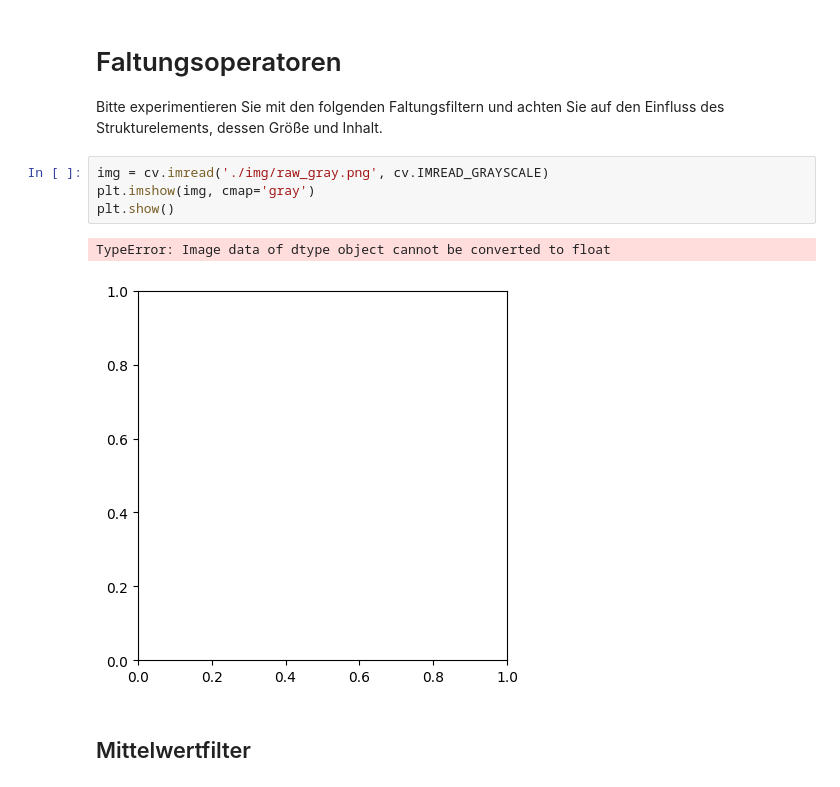
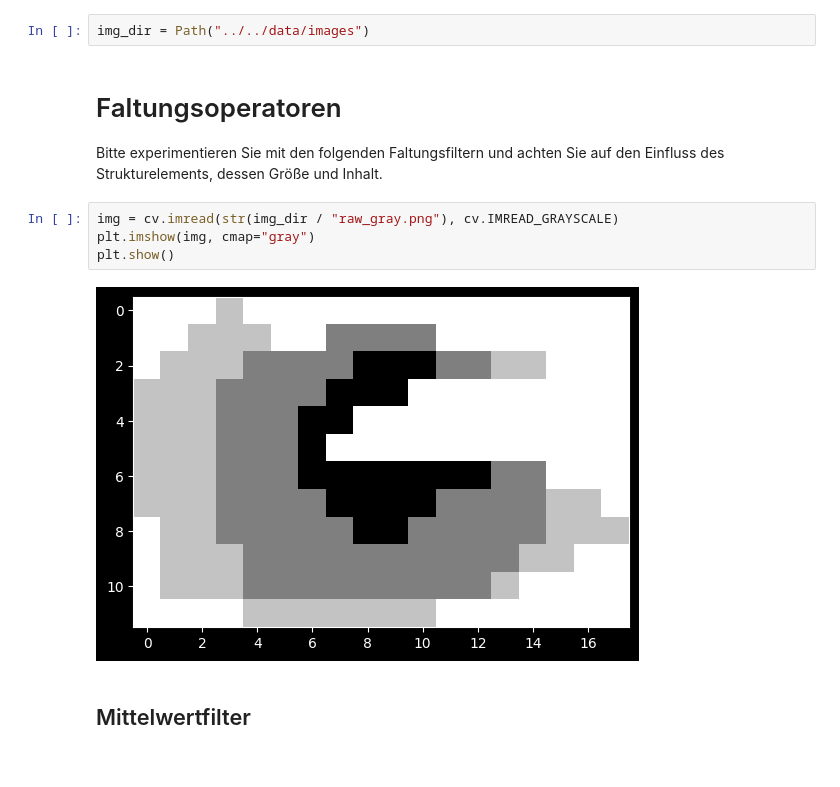
Before and after one commit to felixhoffmnn/digitale-bildverarbeitung, a Jupyter notebook: src/03_Merkmalsextraktion_Faltung/03_Faltung_v2.ipynb, the cells around one changed output. Cells and saved outputs as stored; diff of their text form.

Commit message:
🩹 Updated pytest CI and corrected image paths and formatting

```diff
--- a/src/03_Merkmalsextraktion_Faltung/03_Faltung_v2.ipynb
+++ b/src/03_Merkmalsextraktion_Faltung/03_Faltung_v2.ipynb
@@ -5,2 +6,4 @@ import numpy as np
+# %%
+img_dir = Path("../../data/images")
 # %% [markdown]
 # Faltungsoperatoren
@@ -7,11 +11,10 @@ import numpy as np
 Bitte experimentieren Sie mit den folgenden Faltungsfiltern und achten Sie auf den Einfluss des Strukturelements, dessen Größe und Inhalt.
 # %%
-img = cv.imread('./img/raw_gray.png', cv.IMREAD_GRAYSCALE)
-plt.imshow(img, cmap='gray')
+img = cv.imread(str(img_dir / "raw_gray.png"), cv.IMREAD_GRAYSCALE)
+plt.imshow(img, cmap="gray")
 plt.show()
 # %% [output]
-TypeError: Image data of dtype object cannot be converted to float
-[figure, old version]
+[figure, new version]
 # %% [markdown]
 ## Mittelwertfilter
 # %%
```
Also changed, not shown: parts of 15 cells of this notebook, 6 other files.
